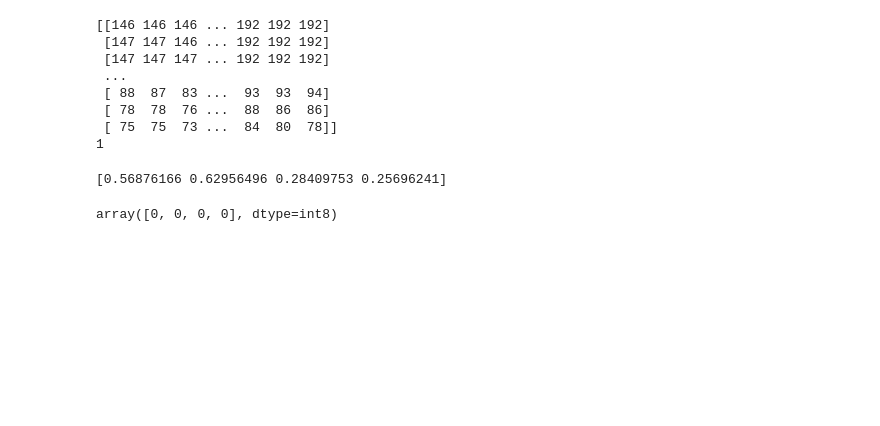
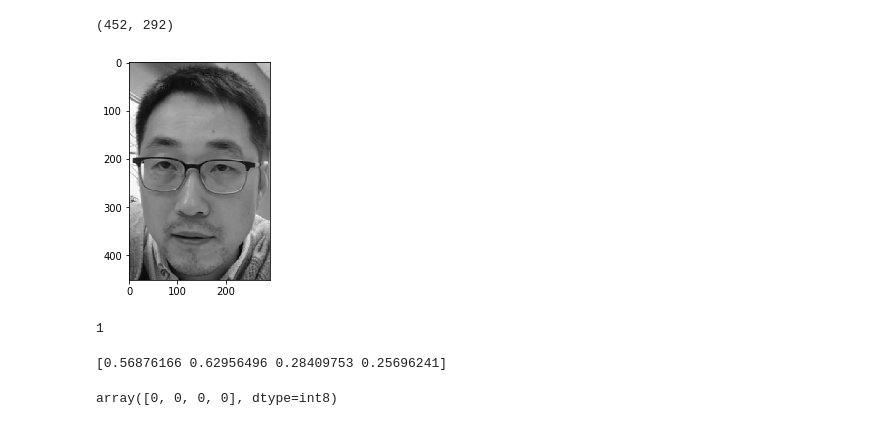
Before and after one commit to djzts/CSCI5561, a Jupyter notebook: hw2/Reg.ipynb, the cells around one changed output. Drawn from its saved outputs; the diff is of its cells as text; code cells hidden in the pictures; blank space fills up the shorter version.

```diff
--- a/hw2/Reg.ipynb
+++ b/hw2/Reg.ipynb
@@ -389,15 +398,12 @@ error: OpenCV(3.4.2) C:\projects\opencv-python\opencv_contrib\modules\xfeatures2
 # %%
-print(template)
+print(template.shape)
+plt.imshow(template, cmap='gray', vmin=0, vmax=255)
+plt.show()
 print(np.min(template))
 # %% [output]
-[[146 146 146 ... 192 192 192]
- [147 147 146 ... 192 192 192]
- [147 147 147 ... 192 192 192]
- ...
- [ 88  87  83 ...  93  93  94]
- [ 78  78  76 ...  88  86  86]
- [ 75  75  73 ...  84  80  78]]
-1
+(452, 292)
+[figure, added]
+1
 # %%
 xi = (0.1, 9, np.transpose(np.linspace(0, 30, 4)), np.linspace(0, 0.3, 4))
 result = interpolate.interpn(points, arr, xi)
```
Also changed, not shown: parts of 7 cells of this notebook, 2 other files.
